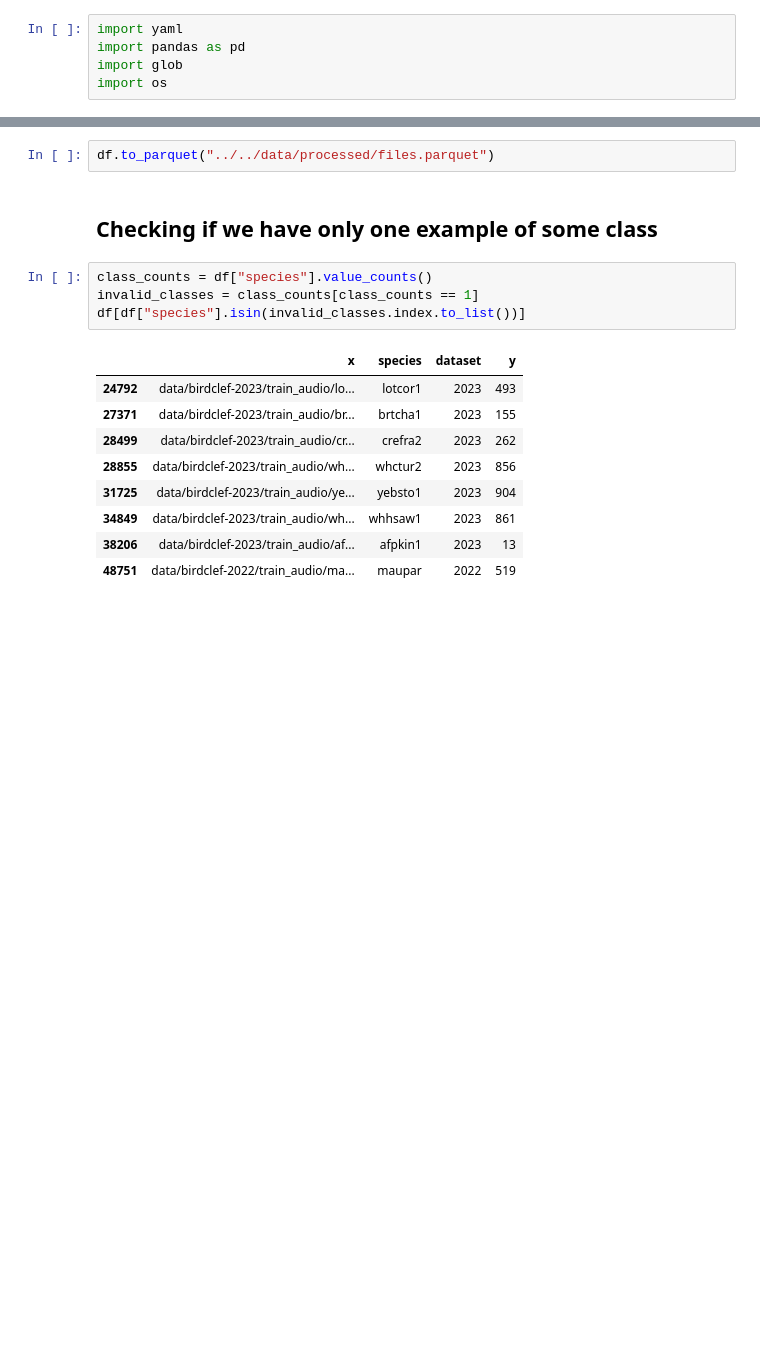
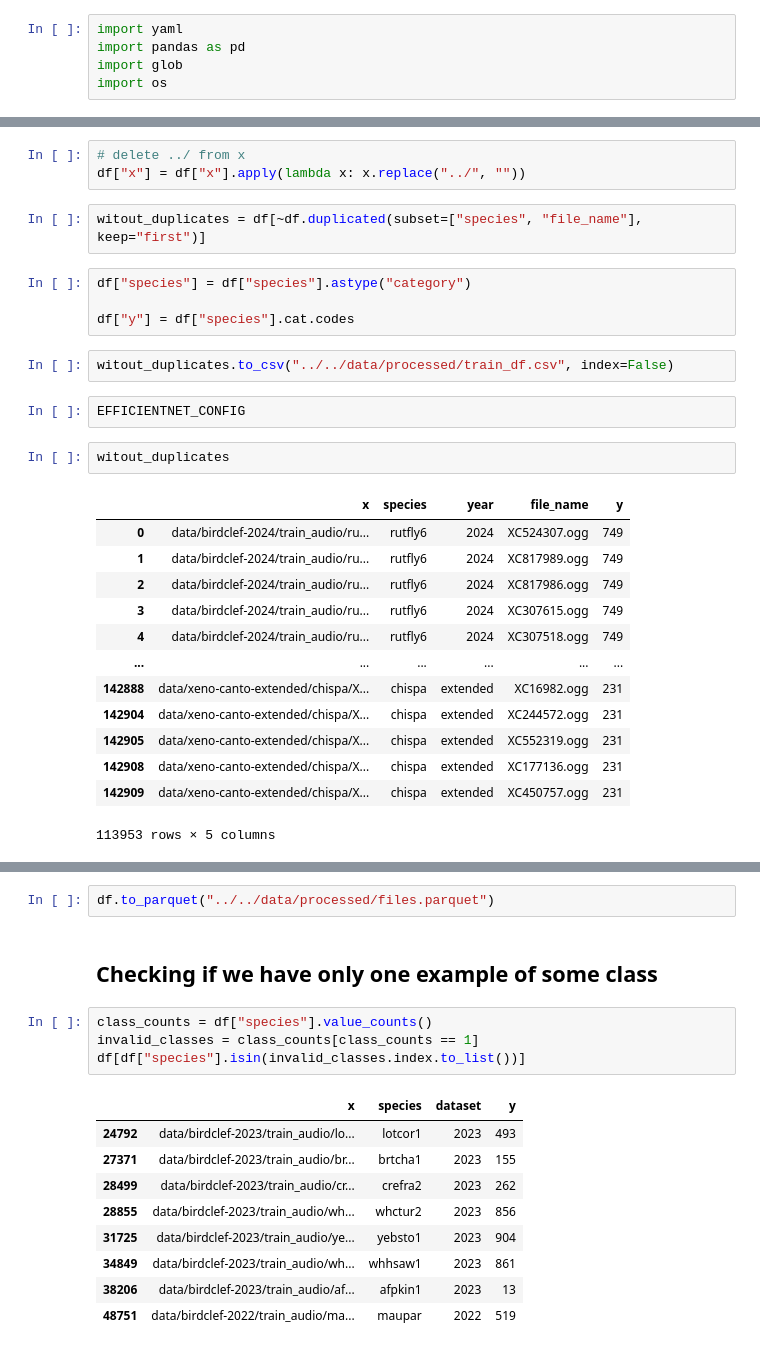
Before and after one commit to kirill-yatsy/BirdCLEF_2024, a Jupyter notebook: notebooks/data/create_files_df.ipynb, the cells around one changed output, grey strips where cells are left out. Drawn from its saved outputs; the diff is of its cells as text; blank space fills up the shorter version.

```diff
--- a/notebooks/data/create_files_df.ipynb
+++ b/notebooks/data/create_files_df.ipynb
@@ -41 +40,30 @@ assert len(df["species"].unique()) == len(df["y"].unique())
+# %%
+# delete ../ from x
+df["x"] = df["x"].apply(lambda x: x.replace("../", ""))
+# %%
+witout_duplicates = df[~df.duplicated(subset=["species", "file_name"], keep="first")]
+# %%
+df["species"] = df["species"].astype("category")
+
+df["y"] = df["species"].cat.codes
+# %%
+witout_duplicates.to_csv("../../data/processed/train_df.csv", index=False)
+# %%
+EFFICIENTNET_CONFIG
+# %%
+witout_duplicates
+# %% [output]
+|  | x | species | year | file_name | y |
+| 0 | data/birdclef-2024/train_audio/ru... | rutfly6 | 2024 | XC524307.ogg | 749 |
+| 1 | data/birdclef-2024/train_audio/ru... | rutfly6 | 2024 | XC817989.ogg | 749 |
+| 2 | data/birdclef-2024/train_audio/ru... | rutfly6 | 2024 | XC817986.ogg | 749 |
+| 3 | data/birdclef-2024/train_audio/ru... | rutfly6 | 2024 | XC307615.ogg | 749 |
+| 4 | data/birdclef-2024/train_audio/ru... | rutfly6 | 2024 | XC307518.ogg | 749 |
+| ... | ... | ... | ... | ... | ... |
+| 142888 | data/xeno-canto-extended/chispa/X... | chispa | extended | XC16982.ogg | 231 |
+| 142904 | data/xeno-canto-extended/chispa/X... | chispa | extended | XC244572.ogg | 231 |
+| 142905 | data/xeno-canto-extended/chispa/X... | chispa | extended | XC552319.ogg | 231 |
+| 142908 | data/xeno-canto-extended/chispa/X... | chispa | extended | XC177136.ogg | 231 |
+| 142909 | data/xeno-canto-extended/chispa/X... | chispa | extended | XC450757.ogg | 231 |
+113953 rows × 5 columns
 # %%
```
Also changed, not shown: parts of 11 cells of this notebook, 22 other files.
